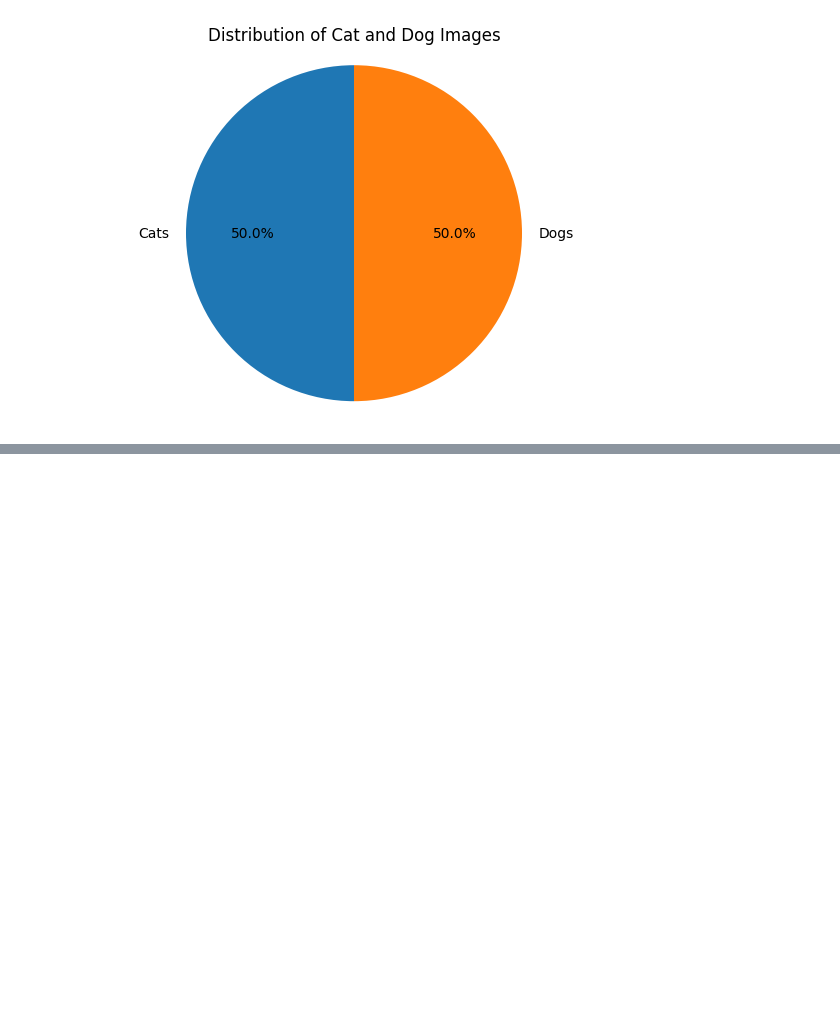
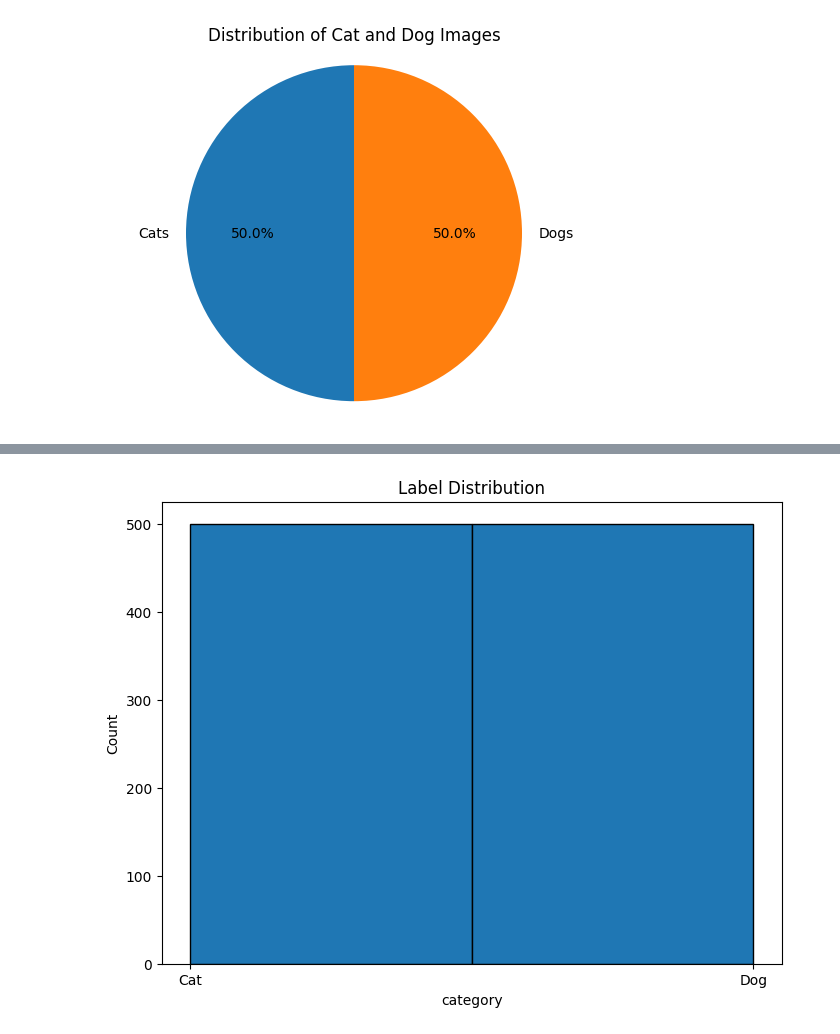
Before and after one commit to Ahmed-Islam-AI/Cat-Dog-image-Classification, a Jupyter notebook: Cat_and_Dog_Classification.ipynb, the cells around one changed output, grey strips where cells are left out. Drawn from its saved outputs; the diff is of its cells as text; code cells hidden in the pictures; blank space fills up the shorter version.

```diff
--- a/Cat_and_Dog_Classification.ipynb
+++ b/Cat_and_Dog_Classification.ipynb
@@ -80,0 +126,14 @@ y = np.array(cat_labels + dog_labels)
+# %%
+def plot_label_distribution(labels, title):
+  plt.figure(figsize=(8, 6))
+  plt.hist(labels,bins=2, edgecolor='black')
+  plt.xticks([0,1], ["Cat", "Dog"])
+  plt.xlabel('category')
+  plt.ylabel('Count')
+  plt.title(title)
+  plt.show()
+
+#plot label distribution
+plot_label_distribution(y, 'Label Distribution')
+# %% [output]
+[figure, added]
```
Also changed, not shown: parts of 5 cells of this notebook.
